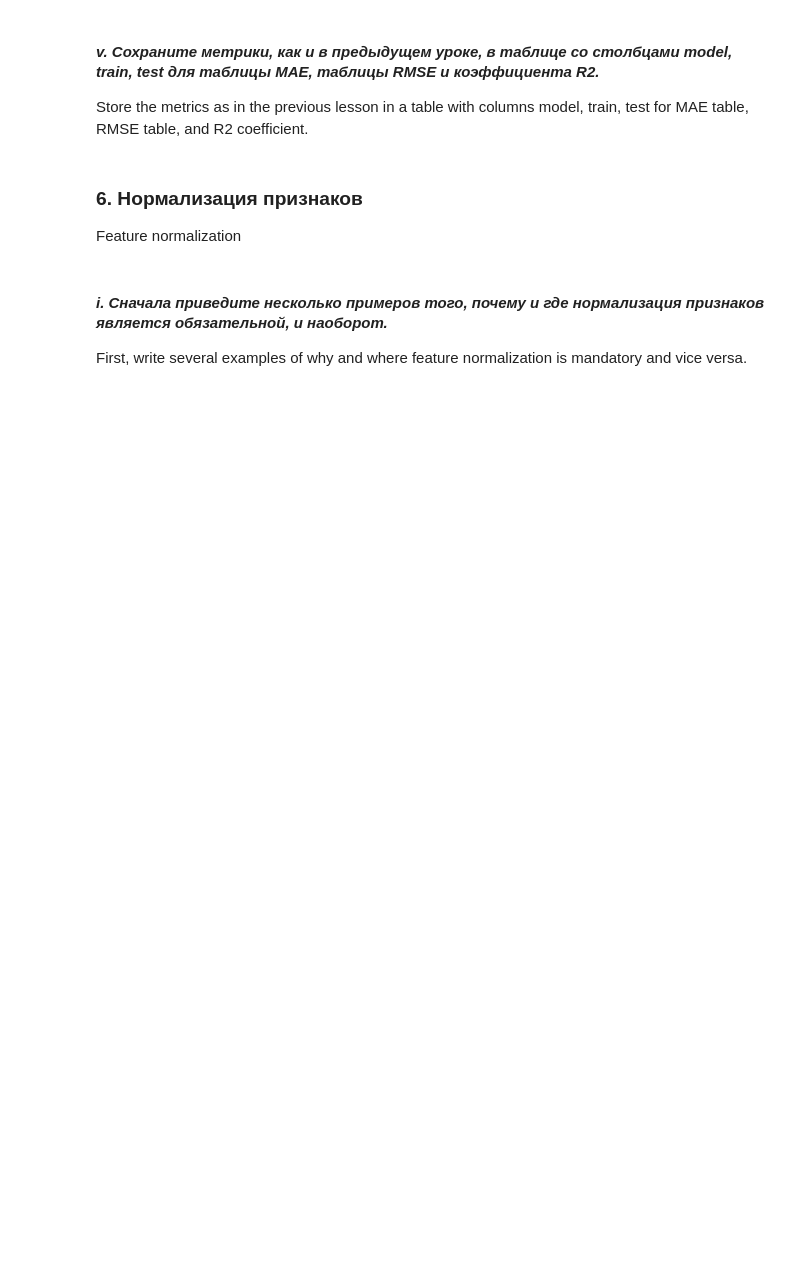
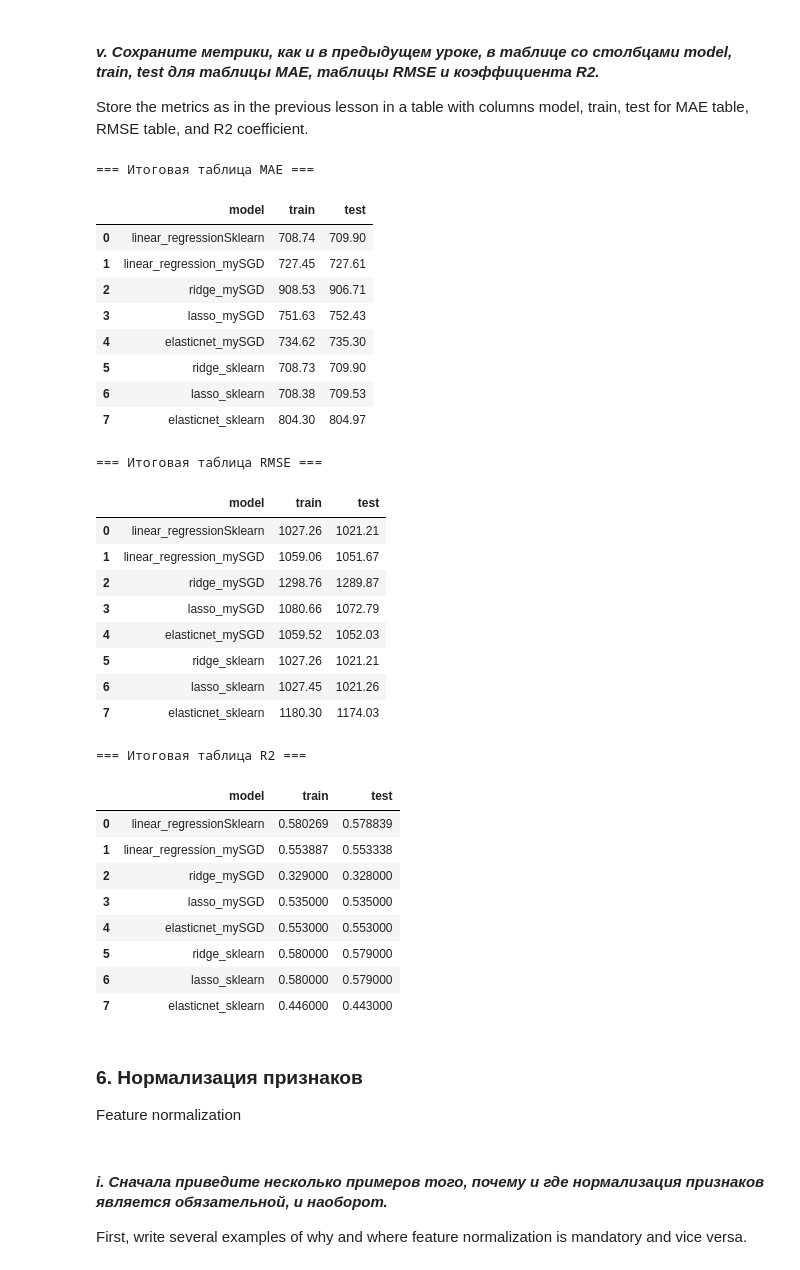
Before and after one commit to RunForJoy/core-linear-regression, a Jupyter notebook: src/ml.ipynb, the cells around one changed output. Drawn from its saved outputs; the diff is of its cells as text; code cells hidden in the pictures; blank space fills up the shorter version.

```diff
--- a/src/ml.ipynb
+++ b/src/ml.ipynb
@@ -1158,6 +1136,6 @@ print(result_RMSE)
 # %%
 result_R2.loc[0] = ["linear_regressionSklearn", r2_lr_train, r2_lr_test]
-result_R2.loc[len(result_RMSE)] = ["linear_regression_mySGD", r2_sgd, r2_sgd_test]
+result_R2.loc[len(result_R2)] = ["linear_regression_mySGD", r2_sgd, r2_sgd_test]
 
 print("Итоговая таблица result_R2")
 print("-" * 45)
@@ -1221,0 +1465,14 @@ Initialize Ridge(), Lasso(), and ElasticNet() from sklearn.linear_model, fit the
+# %%
+lasso_sklearn = Lasso(alpha=1.0).fit(X_train, y_train)
+y_pred_lasso_sk_train = lasso_sklearn.predict(X_train)
+y_pred_lasso_sk_test = lasso_sklearn.predict(X_test)
+
+mae_lasso_sk_train = round(mean_absolute_error(y_train, y_pred_lasso_sk_train), 2)
+rmse_lasso_sk_train = round(
+    mean_squared_error(y_train, y_pred_lasso_sk_train) ** 0.5, 2
+)
+r2_lasso_sk_train = r2_score(y_train, y_pred_lasso_sk_train)
+
+mae_lasso_sk_test = round(mean_absolute_error(y_test, y_pred_lasso_sk_test), 2)
+rmse_lasso_sk_test = round(mean_squared_error(y_test, y_pred_lasso_sk_test) ** 0.5, 2)
+r2_lasso_sk_test = r2_score(y_test, y_pred_lasso_sk_test)
@@ -1221,0 +1494,16 @@ Initialize Ridge(), Lasso(), and ElasticNet() from sklearn.linear_model, fit the
+# %%
+elastic_sklearn = ElasticNet(alpha=1.0, l1_ratio=0.5).fit(X_train, y_train)
+y_pred_elastic_sk_train = elastic_sklearn.predict(X_train)
+y_pred_elastic_sk_test = elastic_sklearn.predict(X_test)
+
+mae_elastic_sk_train = round(mean_absolute_error(y_train, y_pred_elastic_sk_train), 2)
+rmse_elastic_sk_train = round(
+    mean_squared_error(y_train, y_pred_elastic_sk_train) ** 0.5, 2
+)
+r2_elastic_sk_train = r2_score(y_train, y_pred_elastic_sk_train)
+
+mae_elastic_sk_test = round(mean_absolute_error(y_test, y_pred_elastic_sk_test), 2)
+rmse_elastic_sk_test = round(
+    mean_squared_error(y_test, y_pred_elastic_sk_test) ** 0.5, 2
+)
+r2_elastic_sk_test = r2_score(y_test, y_pred_elastic_sk_test)
@@ -1228,3 +1714,43 @@ Store the metrics as in the previous lesson in a table with columns model, train
+# %%
+print("=== Итоговая таблица MAE ===")
+display(result_MAE)
+
+print("\n=== Итоговая таблица RMSE ===")
+display(result_RMSE)
+
+print("\n=== Итоговая таблица R2 ===")
+display(result_R2)
+# %% [output]
+=== Итоговая таблица MAE ===
+|  | model | train | test |
+| 0 | linear_regressionSklearn | 708.74 | 709.90 |
+| 1 | linear_regression_mySGD | 727.45 | 727.61 |
+| 2 | ridge_mySGD | 908.53 | 906.71 |
+| 3 | lasso_mySGD | 751.63 | 752.43 |
+| 4 | elasticnet_mySGD | 734.62 | 735.30 |
+| 5 | ridge_sklearn | 708.73 | 709.90 |
+| 6 | lasso_sklearn | 708.38 | 709.53 |
+| 7 | elasticnet_sklearn | 804.30 | 804.97 |
+=== Итоговая таблица RMSE ===
+|  | model | train | test |
+| 0 | linear_regressionSklearn | 1027.26 | 1021.21 |
+| 1 | linear_regression_mySGD | 1059.06 | 1051.67 |
+| 2 | ridge_mySGD | 1298.76 | 1289.87 |
+| 3 | lasso_mySGD | 1080.66 | 1072.79 |
+| 4 | elasticnet_mySGD | 1059.52 | 1052.03 |
+| 5 | ridge_sklearn | 1027.26 | 1021.21 |
+| 6 | lasso_sklearn | 1027.45 | 1021.26 |
+| 7 | elasticnet_sklearn | 1180.30 | 1174.03 |
+=== Итоговая таблица R2 ===
+|  | model | train | test |
+| 0 | linear_regressionSklearn | 0.580269 | 0.578839 |
+| 1 | linear_regression_mySGD | 0.553887 | 0.553338 |
+| 2 | ridge_mySGD | 0.329000 | 0.328000 |
+| 3 | lasso_mySGD | 0.535000 | 0.535000 |
+| 4 | elasticnet_mySGD | 0.553000 | 0.553000 |
+| 5 | ridge_sklearn | 0.580000 | 0.579000 |
+| 6 | lasso_sklearn | 0.580000 | 0.579000 |
+| 7 | elasticnet_sklearn | 0.446000 | 0.443000 |
 # %% [markdown]
 ### **6. Нормализация признаков**
 Feature normalization
```
Also changed, not shown: parts of 53 cells of this notebook, 1 other file.
